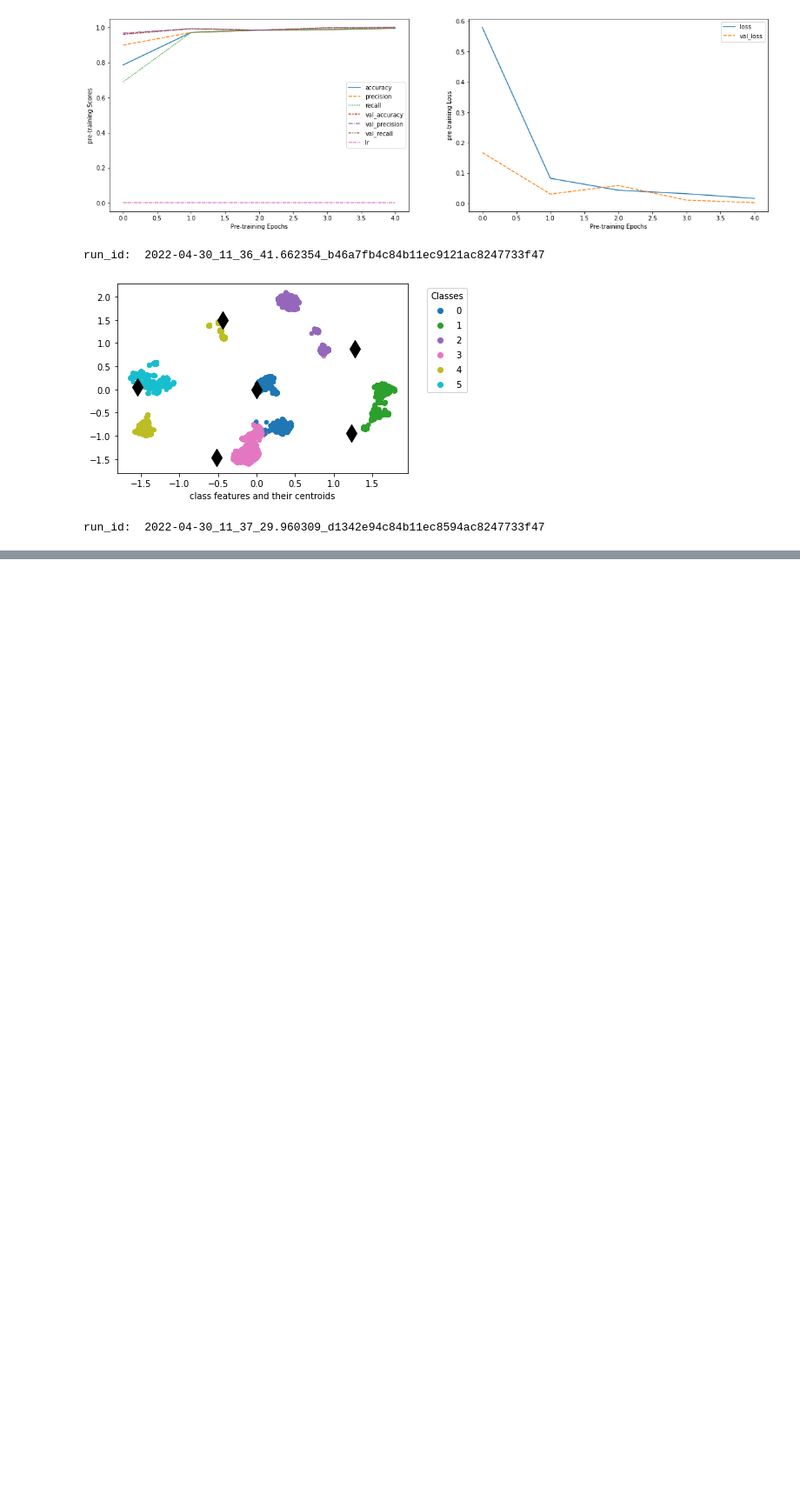
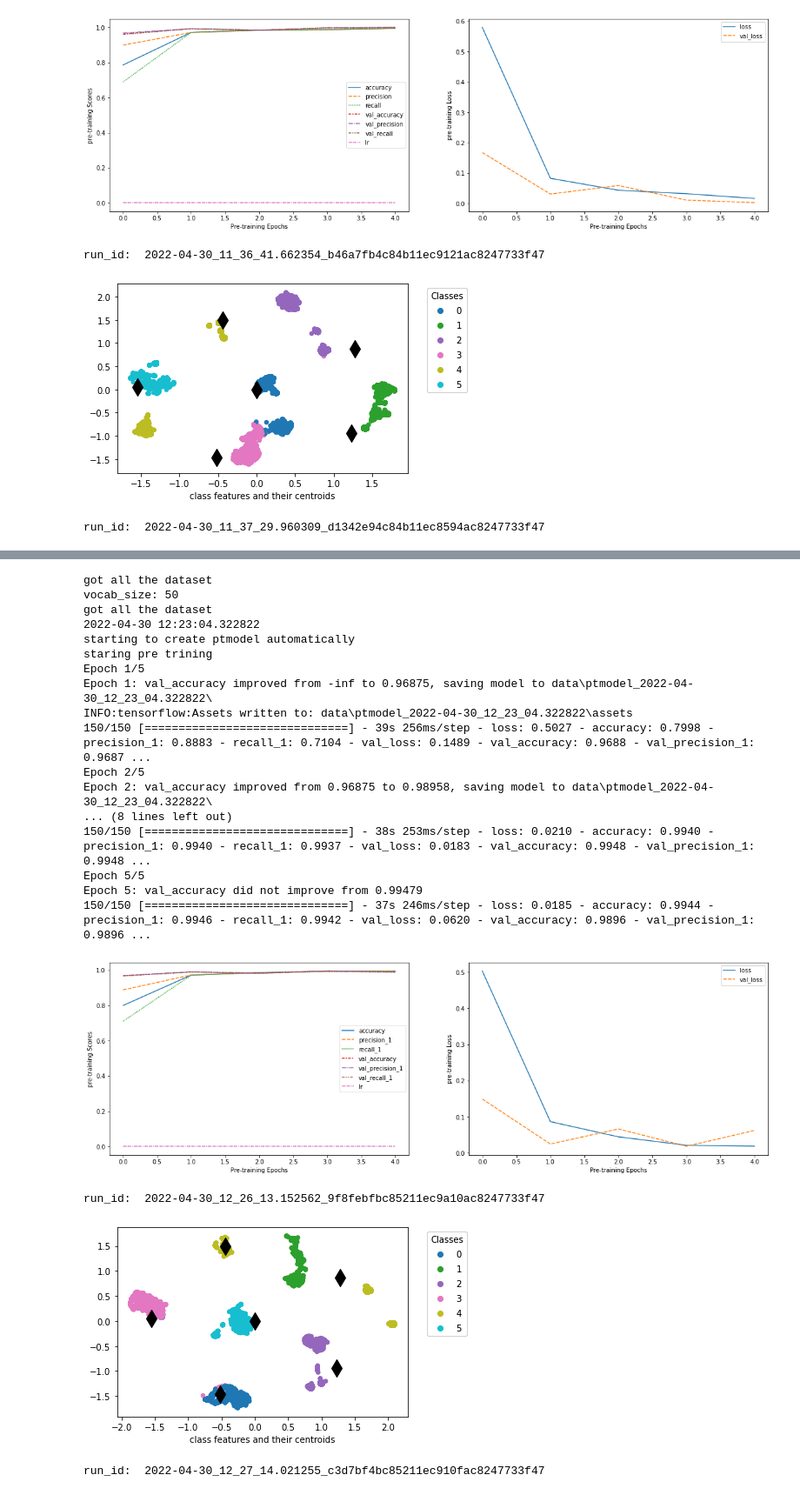
Before and after one commit to BhujayKumarBhatta/OCLog, a Jupyter notebook: oclog/BGL/mixed_logs.ipynb, the cells around one changed output, grey strips where cells are left out. Shown at 87% size. Drawn from its saved outputs; the diff is of its cells as text; code cells hidden in the pictures; blank space fills up the shorter version.

```diff
--- a/oclog/BGL/mixed_logs.ipynb
+++ b/oclog/BGL/mixed_logs.ipynb
@@ -110,0 +141,12 @@ run_id:  2022-04-30_11_37_29.960309_d1342e94c84b11ec8594ac8247733f47
+# %%
+## check loading from disk
+mlog = MixedLog(debug=True,
+                mixed_logs=True,
+                padded_seq_len=32,
+                padded_char_len=176,
+                log_meta_status='time_ip',
+                save_padded_num_sequences=False,
+                load_from_pkl=True,
+                                 )
+train_test = mlog.get_tensor_train_val_test(ablation=1000)
+train_data, val_data, test_data = train_test
@@ -110,0 +171,25 @@ run_id:  2022-04-30_11_37_29.960309_d1342e94c84b11ec8594ac8247733f47
+# %%
+oset = OpenSet()
+res = oset.extract_features_and_centroids(bglog=mlog, train_data=train_data, val_data=val_data, test_data=test_data)
+# %% [output]
+got all the dataset
+vocab_size: 50
+got all the dataset
+2022-04-30 12:23:04.322822
+starting to create ptmodel automatically
+staring pre trining
+Epoch 1/5
+Epoch 1: val_accuracy improved from -inf to 0.96875, saving model to data\ptmodel_2022-04-30_12_23_04.322822\
+INFO:tensorflow:Assets written to: data\ptmodel_2022-04-30_12_23_04.322822\assets
+150/150 [==============================] - 39s 256ms/step - loss: 0.5027 - accuracy: 0.7998 - precision_1: 0.8883 - recall_1: 0.7104 - val_loss: 0.1489 - val_accuracy: 0.9688 - val_precision_1: 0.9687 ...
+Epoch 2/5
+Epoch 2: val_accuracy improved from 0.96875 to 0.98958, saving model to data\ptmodel_2022-04-30_12_23_04.322822\
+... (8 lines left out)
+150/150 [==============================] - 38s 253ms/step - loss: 0.0210 - accuracy: 0.9940 - precision_1: 0.9940 - recall_1: 0.9937 - val_loss: 0.0183 - val_accuracy: 0.9948 - val_precision_1: 0.9948 ...
+Epoch 5/5
+Epoch 5: val_accuracy did not improve from 0.99479
+150/150 [==============================] - 37s 246ms/step - loss: 0.0185 - accuracy: 0.9944 - precision_1: 0.9946 - recall_1: 0.9942 - val_loss: 0.0620 - val_accuracy: 0.9896 - val_precision_1: 0.9896 ...
+[figure, added]
+run_id:  2022-04-30_12_26_13.152562_9f8febfbc85211ec9a10ac8247733f47
+[figure, added]
+run_id:  2022-04-30_12_27_14.021255_c3d7bf4bc85211ec910fac8247733f47
```
Also changed, not shown: parts of 6 cells of this notebook, 5 other files.
